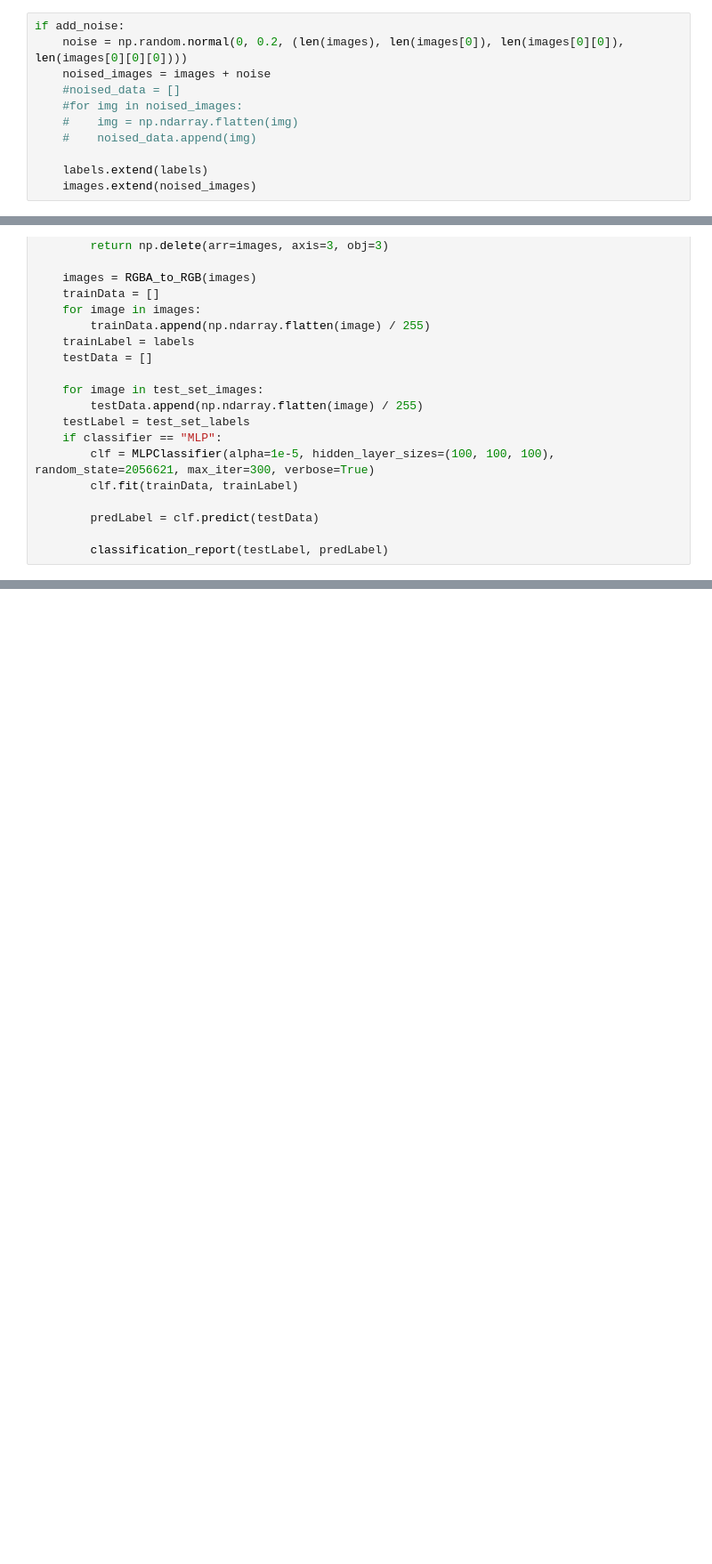
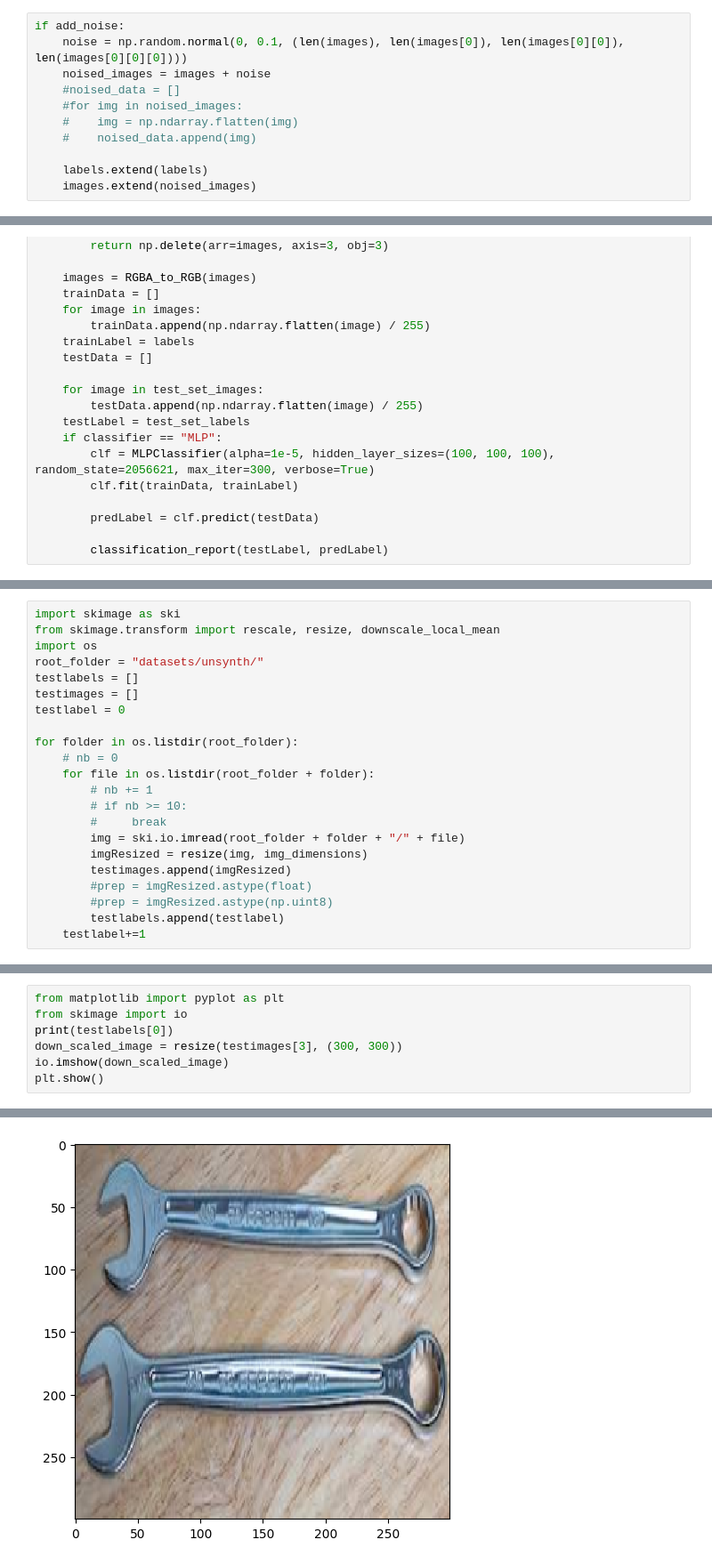
Before and after one commit to RobbeL-2056621/MLAss2, a Jupyter notebook: MLAss2.ipynb, the cells around one changed output, grey strips where cells are left out. Shown: that part at 89% size. Drawn from its saved outputs; the diff is of its cells as text; blank space fills up the shorter version.

Commit message:
Added images from internet + updated gitignore to ignore model

```diff
--- a/MLAss2.ipynb
+++ b/MLAss2.ipynb
@@ -130,7 +130,7 @@ if brightness:
 Noise
 # %%
 if add_noise:
-    noise = np.random.normal(0, 0.2, (len(images), len(images[0]), len(images[0][0]), len(images[0][0][0])))
+    noise = np.random.normal(0, 0.1, (len(images), len(images[0]), len(images[0][0]), len(images[0][0][0])))
     noised_images = images + noise
     #noised_data = []
     #for img in noised_images:
@@ -320,0 +343,22 @@ weighted avg       0.25      0.25      0.23       203
+# %%
+import skimage as ski
+from skimage.transform import rescale, resize, downscale_local_mean
+import os
+root_folder = "datasets/unsynth/"
+testlabels = []
+testimages = []
+testlabel = 0
+
+for folder in os.listdir(root_folder):
+    # nb = 0
+    for file in os.listdir(root_folder + folder):
+        # nb += 1
+        # if nb >= 10:
+        #     break
+        img = ski.io.imread(root_folder + folder + "/" + file)
+        imgResized = resize(img, img_dimensions)
+        testimages.append(imgResized)
+        #prep = imgResized.astype(float)
+        #prep = imgResized.astype(np.uint8)
+        testlabels.append(testlabel)
+    testlabel+=1
@@ -320,0 +374,8 @@ weighted avg       0.25      0.25      0.23       203
+# %%
+from matplotlib import pyplot as plt
+from skimage import io
+print(testlabels[0])
+down_scaled_image = resize(testimages[3], (300, 300))
+io.imshow(down_scaled_image)
+plt.show()
+# %% [output]
@@ -320,0 +383 @@ weighted avg       0.25      0.25      0.23       203
+[figure, added]
```
Also changed, not shown: parts of 7 cells of this notebook, 21 other files.
